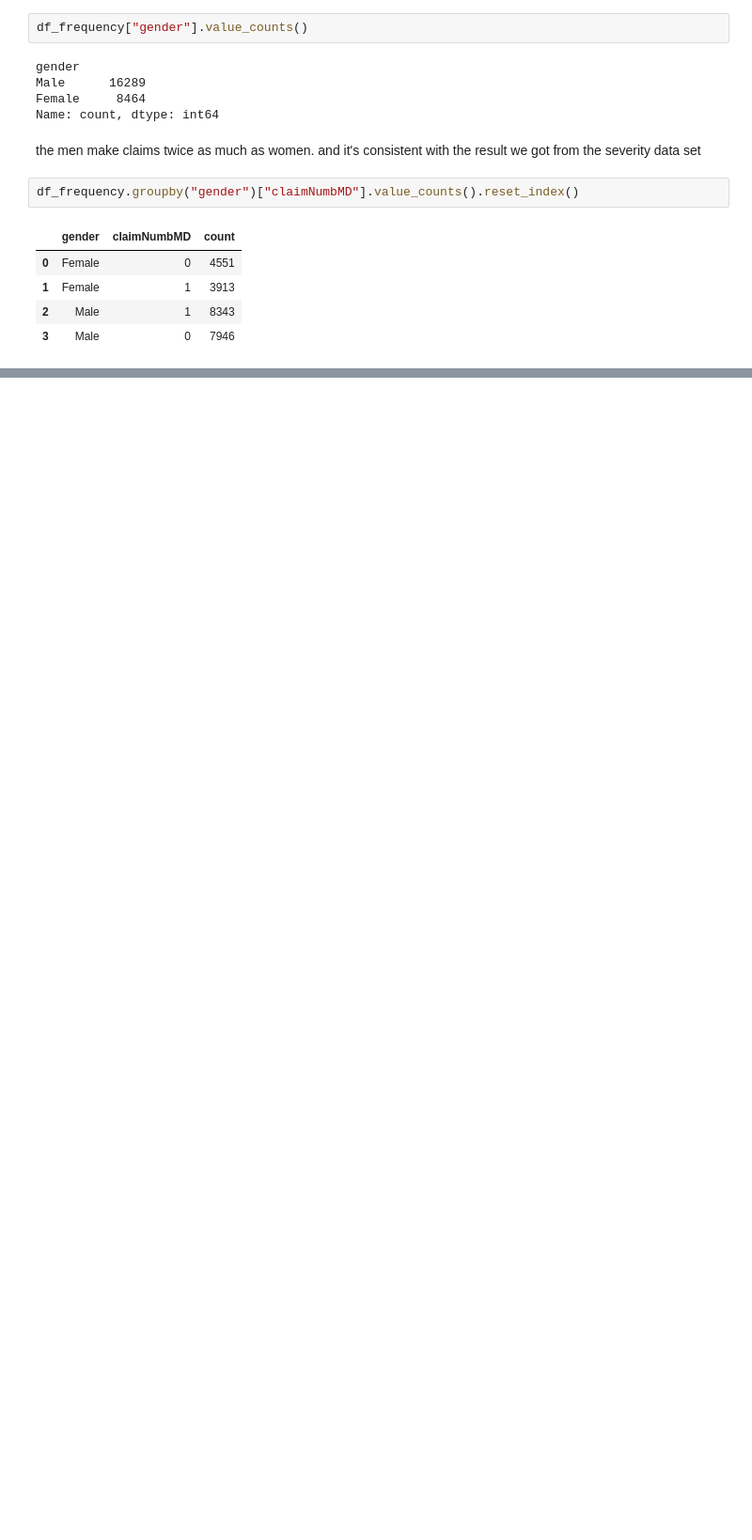
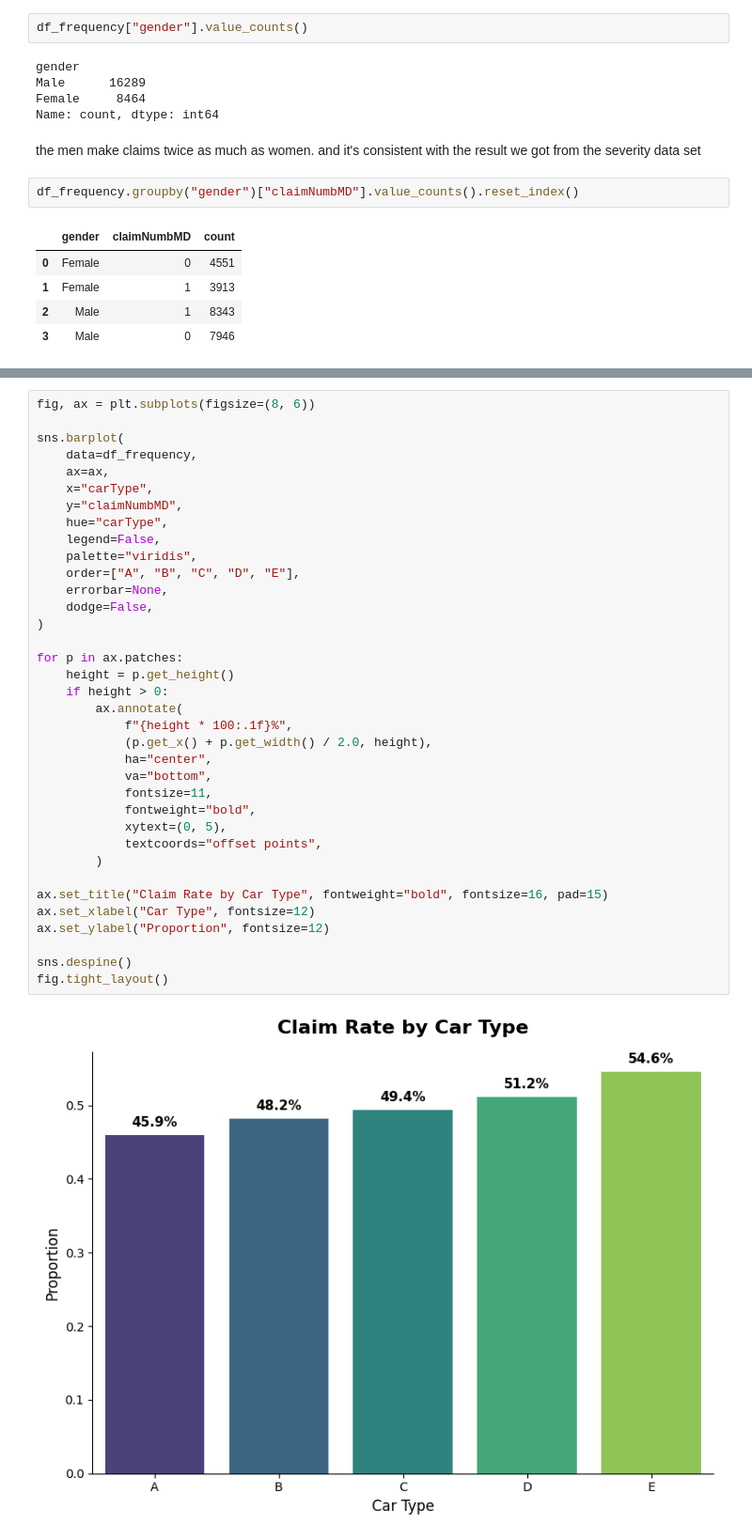
Before and after one commit to aradmehralian/Statistical-Consulting-Project, a Jupyter notebook: Ageas/test.ipynb, the cells around one changed output, grey strips where cells are left out. Shown at 94% size. Drawn from its saved outputs; the diff is of its cells as text; blank space fills up the shorter version.

```diff
--- a/Ageas/test.ipynb
+++ b/Ageas/test.ipynb
@@ -300,0 +426,38 @@ so gender is definitely one of the important factors in both severity and freque
+# %%
+fig, ax = plt.subplots(figsize=(8, 6))
+
+sns.barplot(
+    data=df_frequency,
+    ax=ax,
+    x="carType",
+    y="claimNumbMD",
+    hue="carType",
+    legend=False,
+    palette="viridis",
+    order=["A", "B", "C", "D", "E"],
+    errorbar=None,
+    dodge=False,
+)
+
+for p in ax.patches:
+    height = p.get_height()
+    if height > 0:
+        ax.annotate(
+            f"{height * 100:.1f}%",
+            (p.get_x() + p.get_width() / 2.0, height),
+            ha="center",
+            va="bottom",
+            fontsize=11,
+            fontweight="bold",
+            xytext=(0, 5),
+            textcoords="offset points",
+        )
+
+ax.set_title("Claim Rate by Car Type", fontweight="bold", fontsize=16, pad=15)
+ax.set_xlabel("Car Type", fontsize=12)
+ax.set_ylabel("Proportion", fontsize=12)
+
+sns.despine()
+fig.tight_layout()
+# %% [output]
+[figure, added]
```
Also changed, not shown: parts of 123 cells of this notebook.
